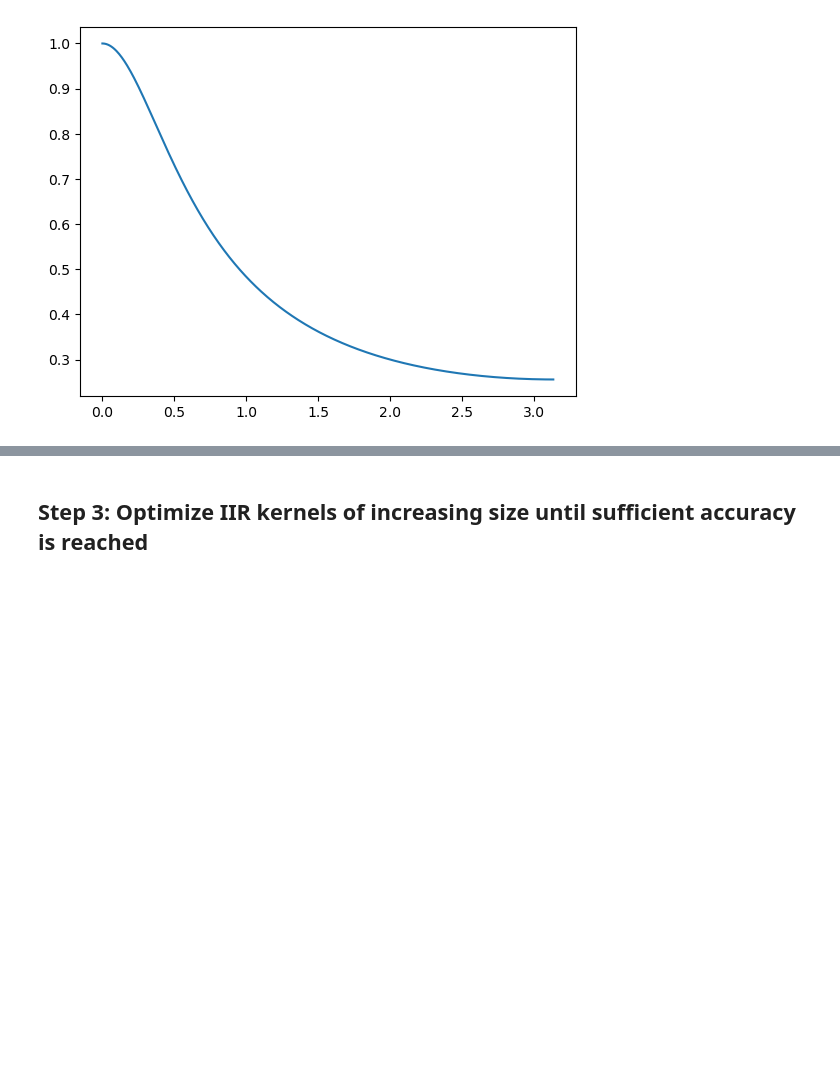
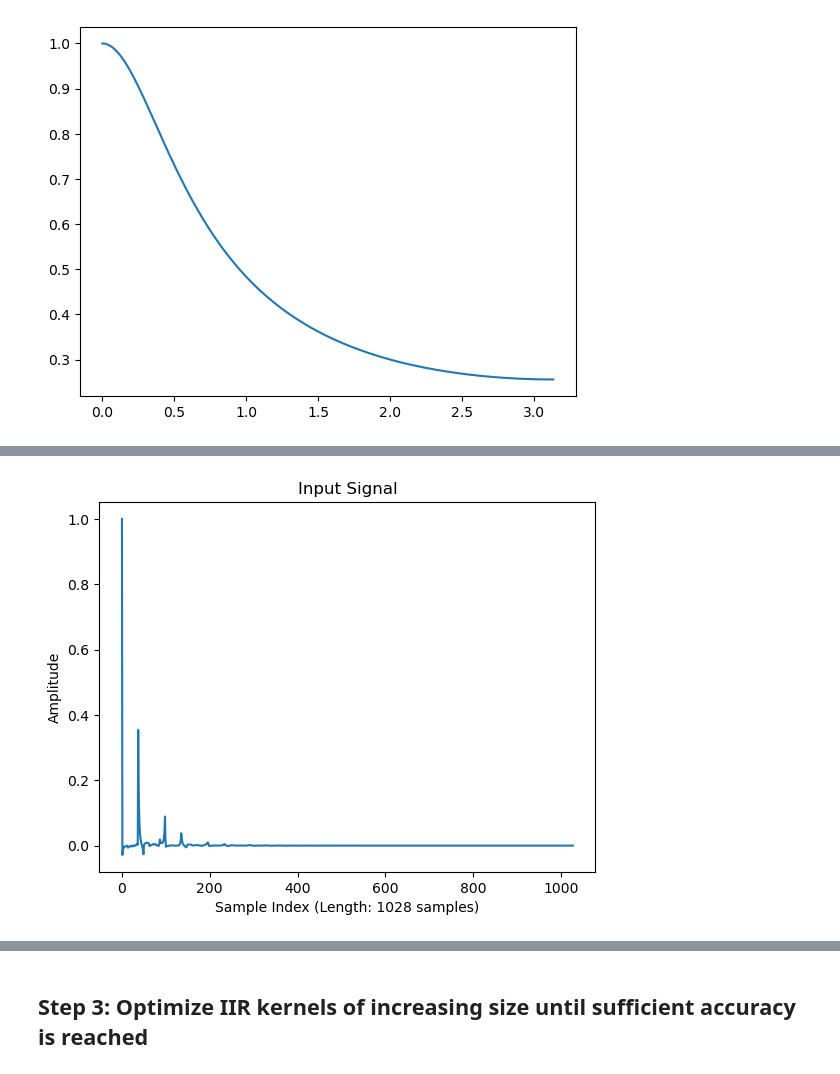
Before and after one commit to joeljaffesd/ir-approx, a Jupyter notebook: notebook.ipynb, the cells around one changed output, grey strips where cells are left out. Drawn from its saved outputs; the diff is of its cells as text; code cells hidden in the pictures; blank space fills up the shorter version.

```diff
--- a/notebook.ipynb
+++ b/notebook.ipynb
@@ -103,0 +125,13 @@ Training time: 26.74 seconds
+# %%
+test_signal = np.zeros(len(test_signal))
+test_signal[0] = 1
+test_signal = trainer.apply_filter(test_signal)
+
+plt.plot(test_signal)
+plt.xlabel('Sample Index' + ' (Length: ' + str(len(test_signal)) + ' samples)')
+plt.ylabel('Amplitude')
+plt.title('Input Signal')
+plt.show()
+Audio(data = test_signal, rate = 48000)
+# %% [output]
+[figure, added]
```
Also changed, not shown: parts of 4 cells of this notebook, 1 other file.
